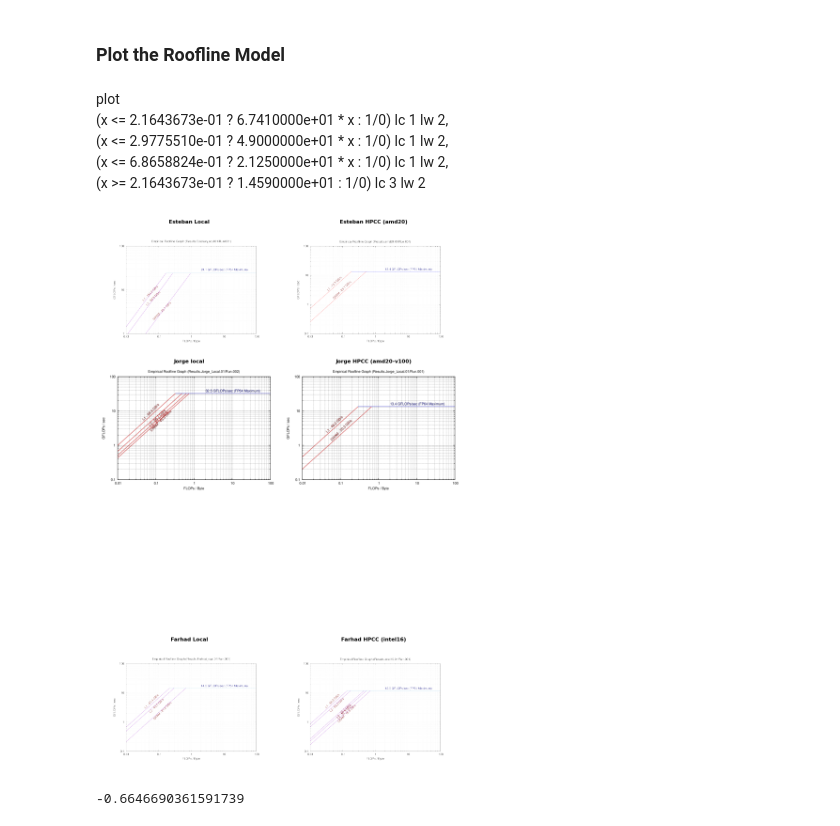
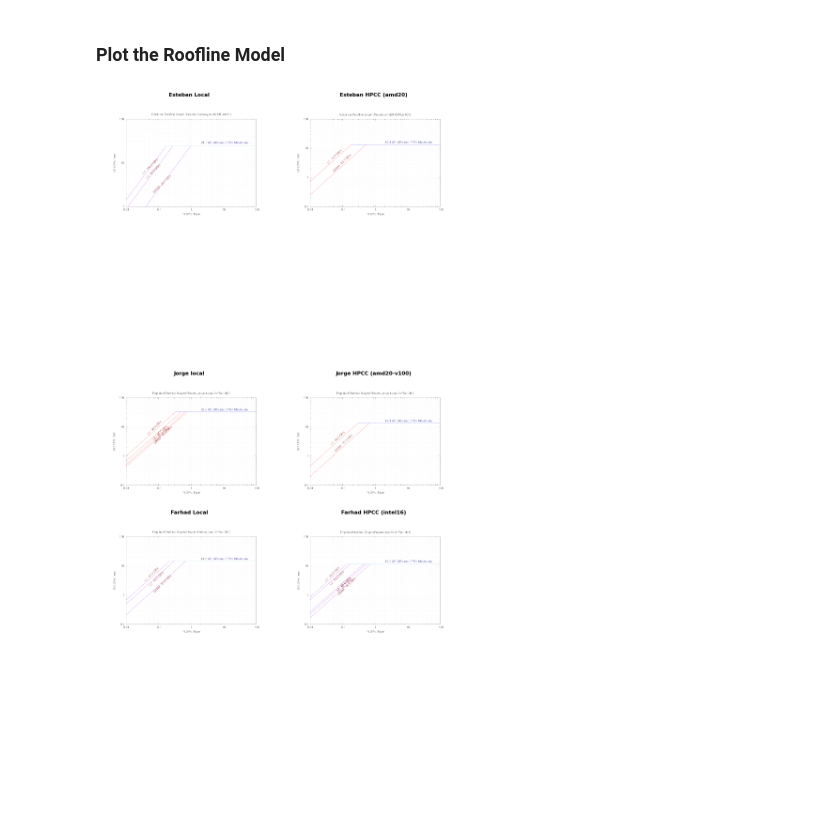
Before and after one commit to cmse822/project-1-team-2, a Jupyter notebook: analysis/analysis.ipynb, the cells around one changed output. Saved outputs shown, nothing was run; the diff lists cells and outputs as text; code cells hidden in the pictures; blank space fills up the shorter version.

Commit message:
update report - Farhad

```diff
--- a/analysis/analysis.ipynb
+++ b/analysis/analysis.ipynb
@@ -184,12 +176,6 @@ RF2 = {'farhad_local': {'PP': 14.59, 'xPP': 0.21643673,
                         'L1': 67.41, 'xL1': 0.21643673}}
 # %% [markdown]
 ### Plot the Roofline Model
-# %% [markdown]
-plot \
-     (x <= 2.1643673e-01 ? 6.7410000e+01 * x : 1/0) lc 1 lw 2,\
-     (x <= 2.9775510e-01 ? 4.9000000e+01 * x : 1/0) lc 1 lw 2,\
-     (x <= 6.8658824e-01 ? 2.1250000e+01 * x : 1/0) lc 1 lw 2,\
-     (x >= 2.1643673e-01 ? 1.4590000e+01 : 1/0) lc 3 lw 2
 # %%
 # Loading the images.
 img_esteban_local       = mpimg.imread('../ERT_data/RF_esteban_local.png')
@@ -201,36 +187,32 @@ img_jorge_local         = mpimg.imread('../ERT_data/RF_jorge_local.png')
 # %%
 # Plotting the roofline model for the Esteban local.
 fig, ax = plt.subplots(4, 2, figsize=(8, 12))
 # Place the figures.
 ax[0,0].imshow(img_esteban_local)
 ax[0,1].imshow(img_esteban_amd20)
 
-ax[1,0].imshow(img_jorge_local)
-ax[1,1].imshow(img_jorge_amd20_v100)
+ax[2,0].imshow(img_jorge_local)
+ax[2,1].imshow(img_jorge_amd20_v100)
 
 ax[3,0].imshow(img_farhad_local)
 ax[3,1].imshow(img_farhad_intel16)
 
 # Remove the axis ticks.
 for i in range(4):
     for j in range(2):
         ax[i,j].axis('off')
 
 # Add the titles for each graph.
 ax[0,0].set_title('Esteban Local', fontsize=8, fontweight='bold', color='k')
 ax[0,1].set_title('Esteban HPCC (amd20)', fontsize=8, fontweight='bold', color='k')
 
-ax[1,0].set_title('Jorge local', fontsize=8, fontweight='bold', color='k')
-ax[1,1].set_title('Jorge HPCC (amd20-v100)', fontsize=8, fontweight='bold', color='k')
+ax[2,0].set_title('Jorge local', fontsize=8, fontweight='bold', color='k')
+ax[2,1].set_title('Jorge HPCC (amd20-v100)', fontsize=8, fontweight='bold', color='k')
 
 ax[3,0].set_title('Farhad Local', fontsize=8, fontweight='bold', color='k')
 ax[3,1].set_title('Farhad HPCC (intel16)', fontsize=8, fontweight='bold', color='k')
 
 fig.tight_layout()
 fig.savefig('Part2_Q3_Rooflines.png', format='png', dpi=1000)
 # %% [output]
-[figure, old version]
+[figure, new version]
-# %%
-np.log10(RF2['farhad_local']['xPP'])
-# %% [output]
--0.6646690361591739
```
Also changed, not shown: parts of 1 cell of this notebook, 3 other files.
